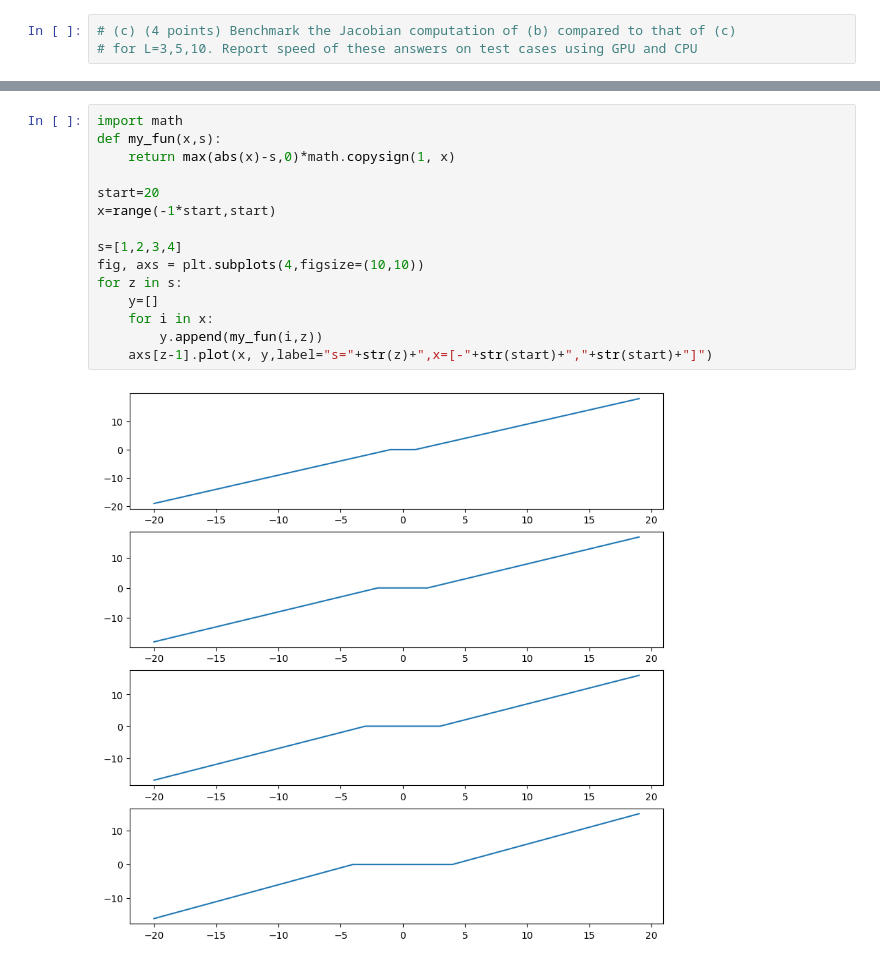
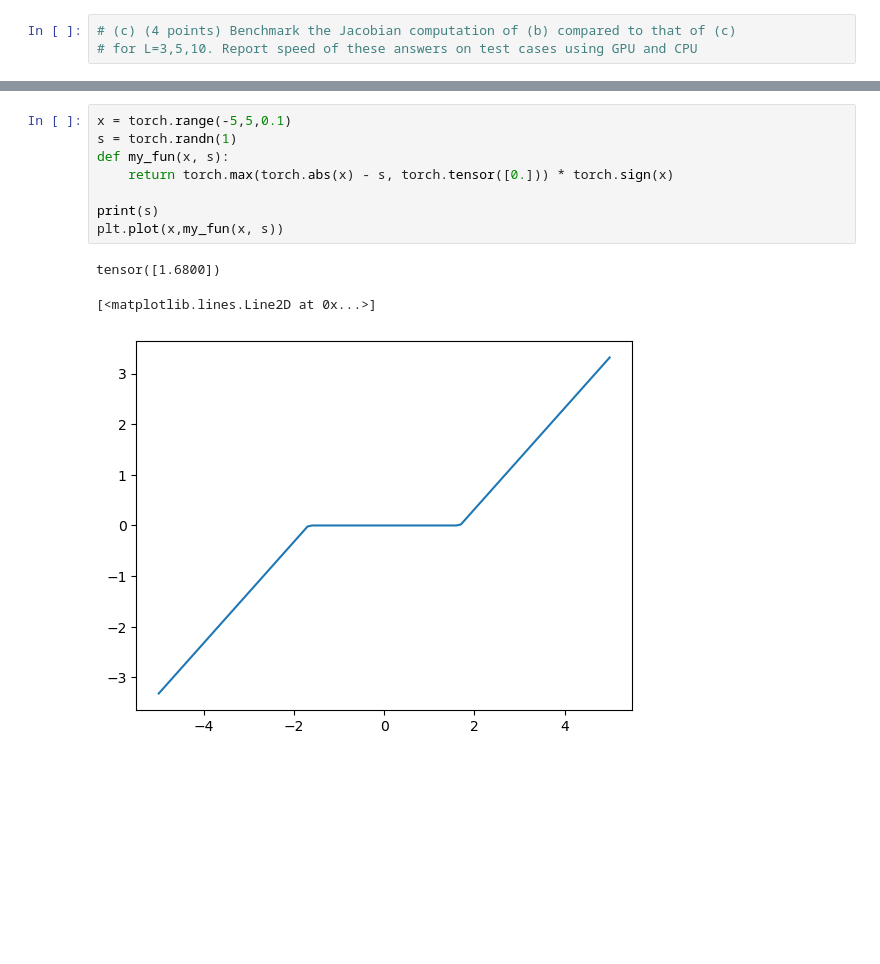
Before and after one commit to Pocket99/DeepLearning, a Jupyter notebook: assignment_1/comp691_ziruiqiu_ass1.ipynb, the cells around one changed output, grey strips where cells are left out. Saved outputs shown, nothing was run; the diff lists cells and outputs as text; blank space fills up the shorter version.

```diff
--- a/assignment_1/comp691_ziruiqiu_ass1.ipynb
+++ b/assignment_1/comp691_ziruiqiu_ass1.ipynb
@@ -273,17 +240,12 @@ axs.plot(x, y)
-# %%
-import math
-def my_fun(x,s):
-    return max(abs(x)-s,0)*math.copysign(1, x)
-
-start=20
-x=range(-1*start,start)
-
-s=[1,2,3,4]
-fig, axs = plt.subplots(4,figsize=(10,10))
-for z in s:
-    y=[]
-    for i in x:
-        y.append(my_fun(i,z))
-    axs[z-1].plot(x, y,label="s="+str(z)+",x=[-"+str(start)+","+str(start)+"]")
-# %% [output]
-[figure, removed]
+# %%
+x = torch.range(-5,5,0.1)
+s = torch.randn(1)
+def my_fun(x, s):
+    return torch.max(torch.abs(x) - s, torch.tensor([0.])) * torch.sign(x)
+
+print(s)
+plt.plot(x,my_fun(x, s))
+# %% [output]
+tensor([1.6800])
+[<matplotlib.lines.Line2D at 0x...>]
+[figure, added]
```
Also changed, not shown: parts of 5 cells of this notebook, 8 other files.
